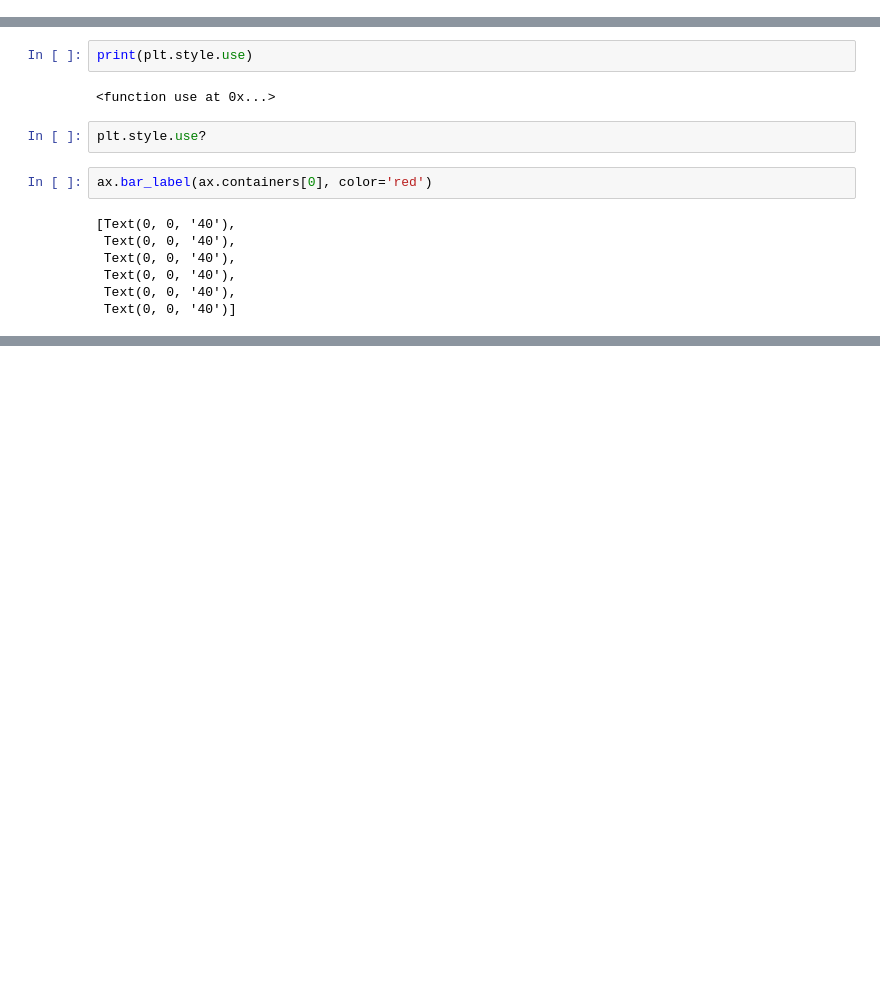
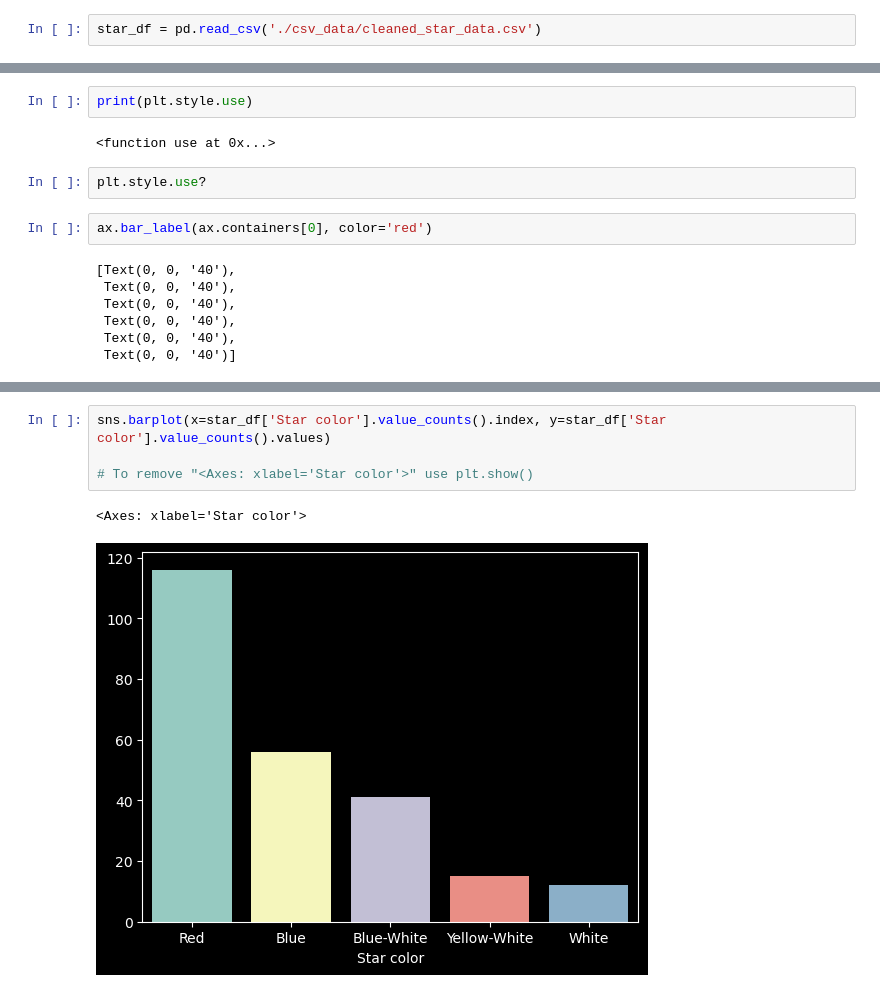
Before and after one commit to elmhrkshy/AstronomicalDataViz, a Jupyter notebook: Astronomical_Data_Viz.ipynb, the cells around one changed output, grey strips where cells are left out. Cells and saved outputs as stored; diff of their text form; blank space fills up the shorter version.

Commit message:
Plotting using Seaborn

```diff
--- a/Astronomical_Data_Viz.ipynb
+++ b/Astronomical_Data_Viz.ipynb
@@ -16,3 +14,5 @@ star_df = pd.read_csv('https://drive.google.com/uc?id=1BQVc6MHjQFtDC9iP1isT_K4oj
+# %%
+star_df = pd.read_csv('./csv_data/cleaned_star_data.csv')
 # %%
 type(star_df)
 # %% [output]
@@ -185,0 +240,7 @@ ax.bar_label(ax.containers[0], color='red')
+# %%
+sns.barplot(x=star_df['Star color'].value_counts().index, y=star_df['Star color'].value_counts().values)
+
+# To remove "<Axes: xlabel='Star color'>" use plt.show()
+# %% [output]
+<Axes: xlabel='Star color'>
+[figure, added]
```
Also changed, not shown: parts of 12 cells of this notebook.
